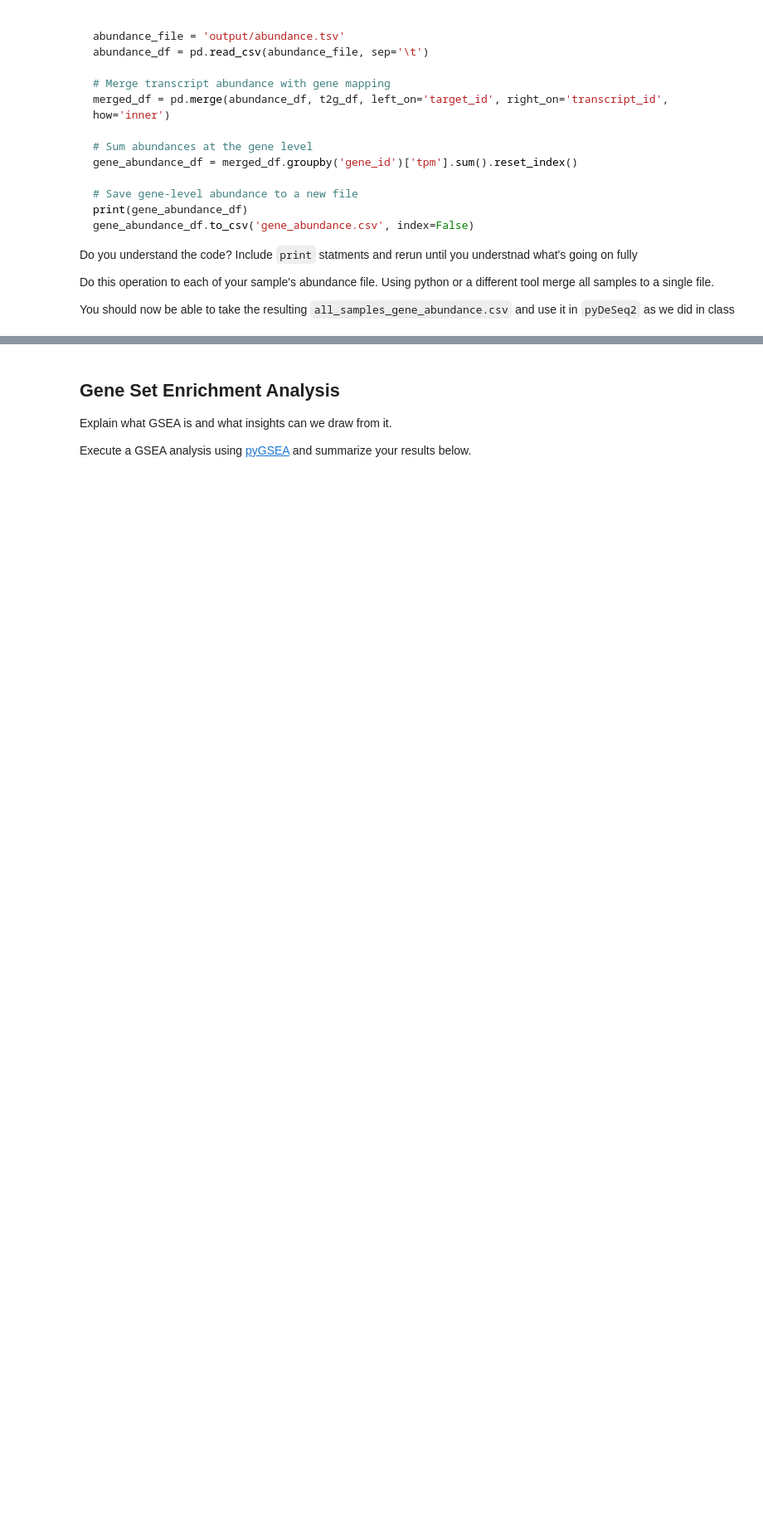
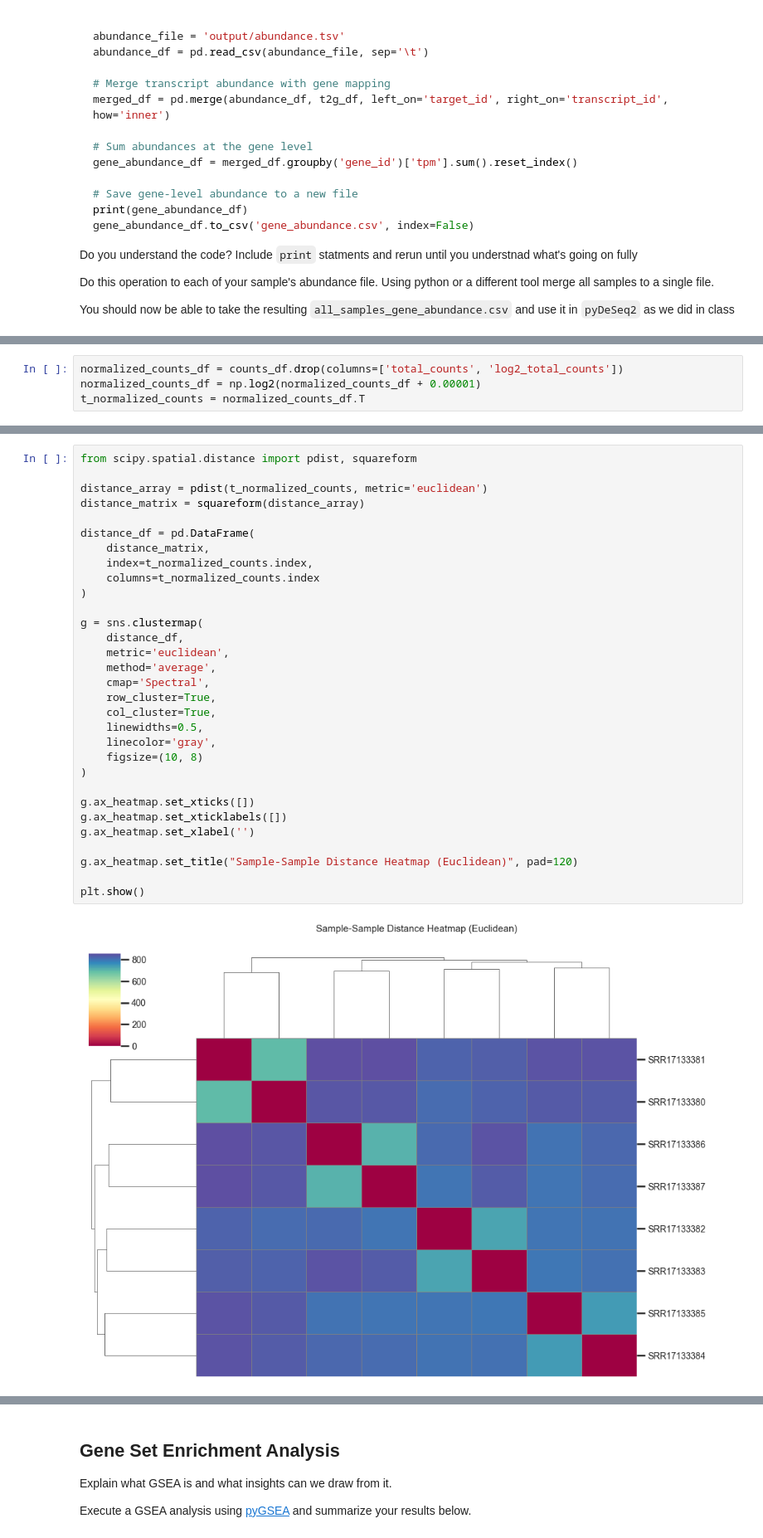
Before and after one commit to ariellearabov/NGS-PROJECT, a Jupyter notebook: template.ipynb, the cells around one changed output, grey strips where cells are left out. Shown at 83% size. Cells and saved outputs as stored; diff of their text form; blank space fills up the shorter version.

```diff
--- a/template.ipynb
+++ b/template.ipynb
@@ -724,0 +856,4 @@ You should now be able to take the resulting `all_samples_gene_abundance.csv` an
+# %%
+normalized_counts_df = counts_df.drop(columns=['total_counts', 'log2_total_counts'])
+normalized_counts_df = np.log2(normalized_counts_df + 0.00001)
+t_normalized_counts = normalized_counts_df.T
@@ -724,0 +862,33 @@ You should now be able to take the resulting `all_samples_gene_abundance.csv` an
+# %%
+from scipy.spatial.distance import pdist, squareform
+
+distance_array = pdist(t_normalized_counts, metric='euclidean')
+distance_matrix = squareform(distance_array)
+
+distance_df = pd.DataFrame(
+    distance_matrix,
+    index=t_normalized_counts.index,
+    columns=t_normalized_counts.index
+)
+
+g = sns.clustermap(
+    distance_df,
+    metric='euclidean',
+    method='average',
+    cmap='Spectral',
+    row_cluster=True,
+    col_cluster=True,
+    linewidths=0.5,
+    linecolor='gray',
+    figsize=(10, 8)
+)
+
+g.ax_heatmap.set_xticks([])
+g.ax_heatmap.set_xticklabels([])
+g.ax_heatmap.set_xlabel('')
+
+g.ax_heatmap.set_title("Sample-Sample Distance Heatmap (Euclidean)", pad=120)
+
+plt.show()
+# %% [output]
+[figure, added]
```
Also changed, not shown: parts of 17 cells of this notebook, 1 other file.
